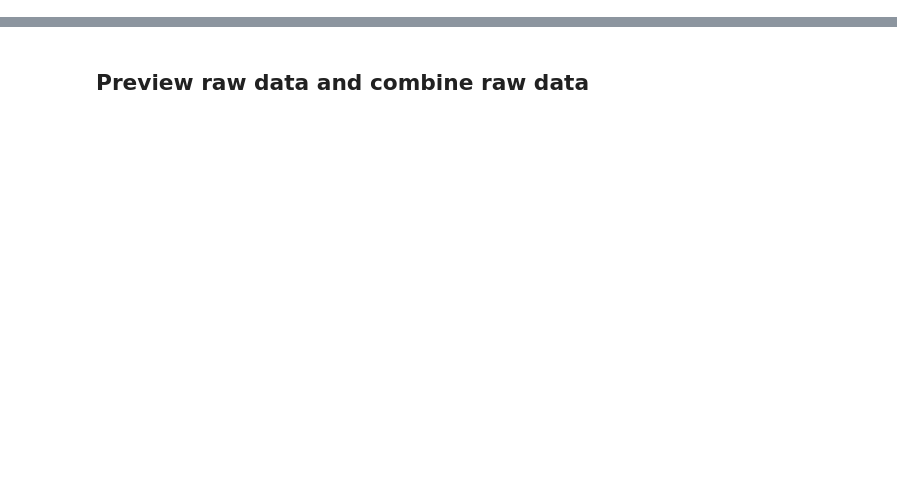
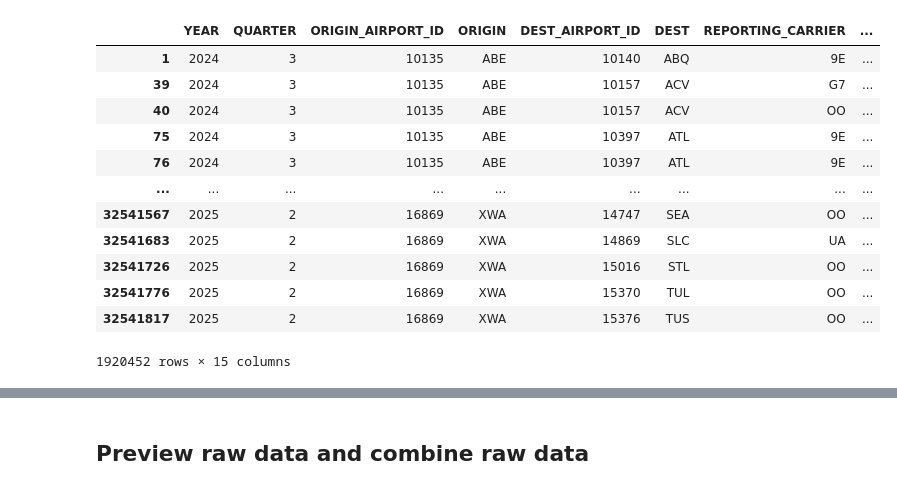
Before and after one commit to normangw/5200-data-viz, a Jupyter notebook: technical-details/data-cleaning/dataclean.ipynb, the cells around one changed output, grey strips where cells are left out. Cells and saved outputs as stored; diff of their text form; code cells hidden in the pictures; blank space fills up the shorter version.

```diff
--- a/technical-details/data-cleaning/dataclean.ipynb
+++ b/technical-details/data-cleaning/dataclean.ipynb
@@ -2,0 +101,12 @@
+# %%
+df_clean = (
+    combined
+    .dropna()
+    .query("MARKET_FARE > 0")
+    .reset_index(drop=True)
+)
+
+print(f"Before cleaning: {combined.shape[0]:,} rows")
+print(f"After cleaning:  {df_clean.shape[0]:,} rows")
+print(f"Removed:         {combined.shape[0] - df_clean.shape[0]:,} rows ({(combined.shape[0] - df_clean.shape[0]) / combined.shape[0]:.1%})")
+df_clean.describe()
@@ -2,0 +129,17 @@
+# %%
+
+df_clean[df_clean['MARKET_FARE'] < 40]
+# %% [output]
+|  | YEAR | QUARTER | ORIGIN_AIRPORT_ID | ORIGIN | DEST_AIRPORT_ID | DEST | REPORTING_CARRIER | ... |
+| 1 | 2024 | 3 | 10135 | ABE | 10140 | ABQ | 9E | ... |
+| 39 | 2024 | 3 | 10135 | ABE | 10157 | ACV | G7 | ... |
+| 40 | 2024 | 3 | 10135 | ABE | 10157 | ACV | OO | ... |
+| 75 | 2024 | 3 | 10135 | ABE | 10397 | ATL | 9E | ... |
+| 76 | 2024 | 3 | 10135 | ABE | 10397 | ATL | 9E | ... |
+| ... | ... | ... | ... | ... | ... | ... | ... | ... |
+| 32541567 | 2025 | 2 | 16869 | XWA | 14747 | SEA | OO | ... |
+| 32541683 | 2025 | 2 | 16869 | XWA | 14869 | SLC | UA | ... |
+| 32541726 | 2025 | 2 | 16869 | XWA | 15016 | STL | OO | ... |
+| 32541776 | 2025 | 2 | 16869 | XWA | 15370 | TUL | OO | ... |
+| 32541817 | 2025 | 2 | 16869 | XWA | 15376 | TUS | OO | ... |
+1920452 rows × 15 columns
```
Also changed, not shown: parts of 22 cells of this notebook.
